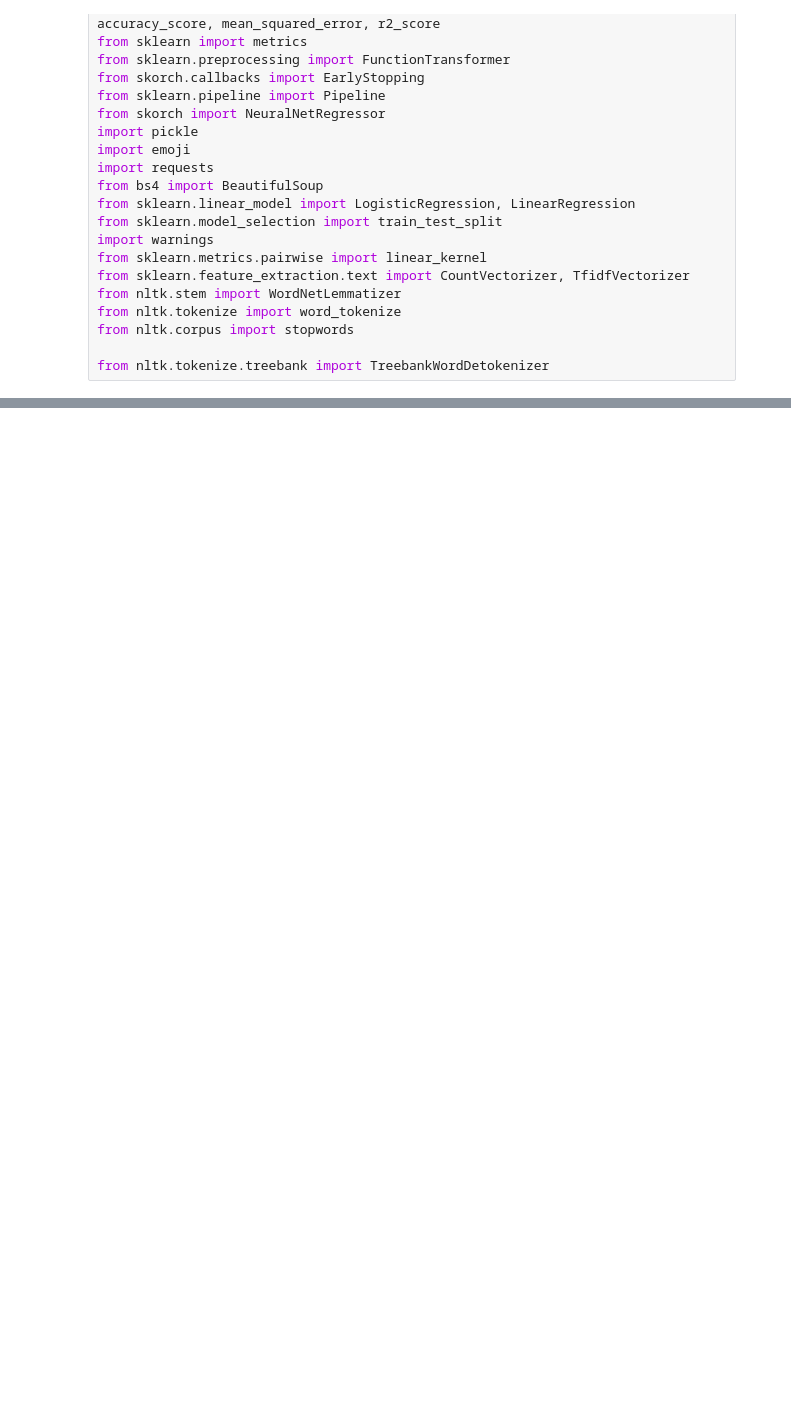
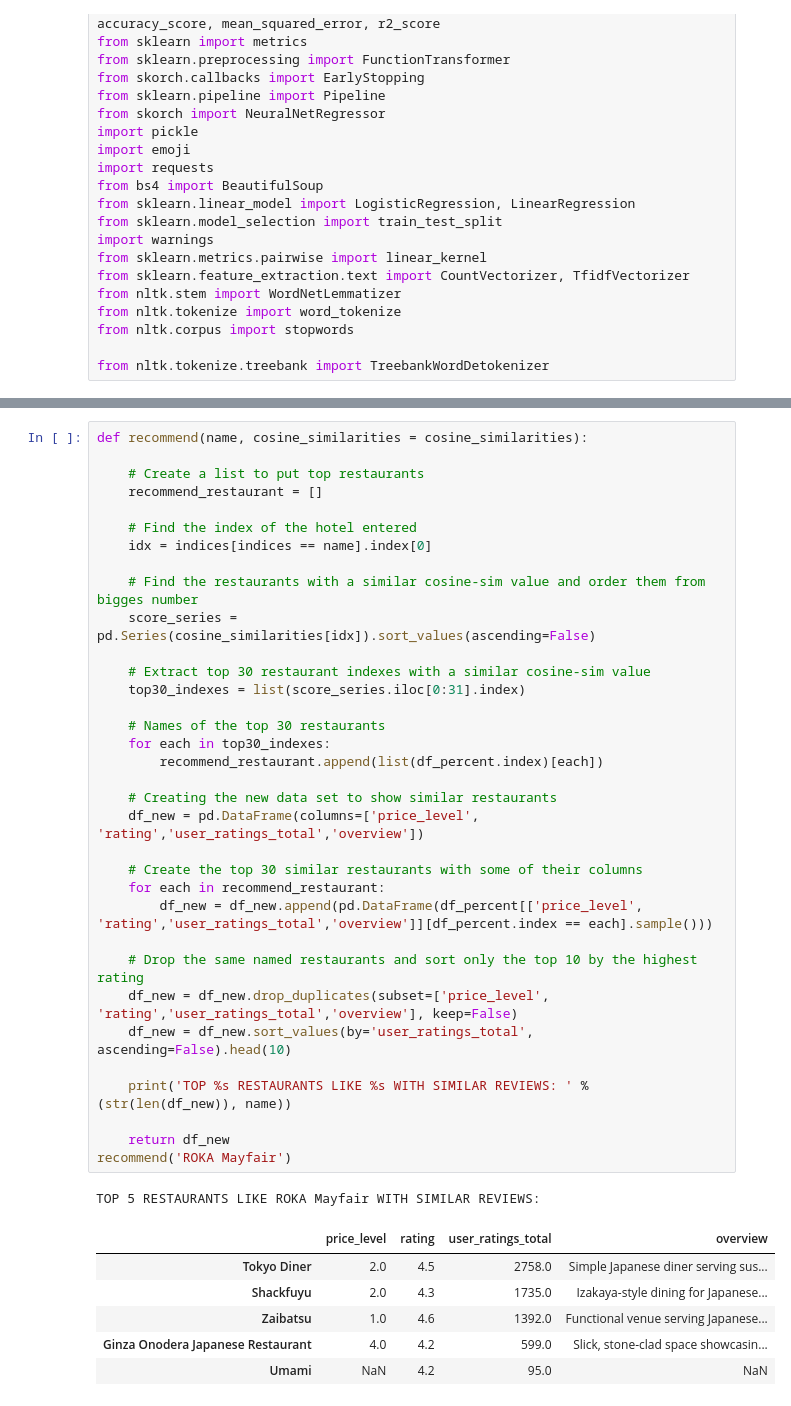
Before and after one commit to nathanindrakumar/Recommender_Food_LDN, a Jupyter notebook: Recommender_NLP.ipynb, the cells around one changed output, grey strips where cells are left out. Drawn from its saved outputs; the diff is of its cells as text; blank space fills up the shorter version.

```diff
--- a/Recommender_NLP.ipynb
+++ b/Recommender_NLP.ipynb
@@ -92,0 +155,42 @@ ValueError: the first two maketrans arguments must have equal length
+# %%
+def recommend(name, cosine_similarities = cosine_similarities):
+
+    # Create a list to put top restaurants
+    recommend_restaurant = []
+
+    # Find the index of the hotel entered
+    idx = indices[indices == name].index[0]
+
+    # Find the restaurants with a similar cosine-sim value and order them from bigges number
+    score_series = pd.Series(cosine_similarities[idx]).sort_values(ascending=False)
+
+    # Extract top 30 restaurant indexes with a similar cosine-sim value
+    top30_indexes = list(score_series.iloc[0:31].index)
+
+    # Names of the top 30 restaurants
+    for each in top30_indexes:
+        recommend_restaurant.append(list(df_percent.index)[each])
+
+    # Creating the new data set to show similar restaurants
+    df_new = pd.DataFrame(columns=['price_level', 'rating','user_ratings_total','overview'])
+
+    # Create the top 30 similar restaurants with some of their columns
+    for each in recommend_restaurant:
+        df_new = df_new.append(pd.DataFrame(df_percent[['price_level', 'rating','user_ratings_total','overview']][df_percent.index == each].sample()))
+
+    # Drop the same named restaurants and sort only the top 10 by the highest rating
+    df_new = df_new.drop_duplicates(subset=['price_level', 'rating','user_ratings_total','overview'], keep=False)
+    df_new = df_new.sort_values(by='user_ratings_total', ascending=False).head(10)
+
+    print('TOP %s RESTAURANTS LIKE %s WITH SIMILAR REVIEWS: ' % (str(len(df_new)), name))
+
+    return df_new
+recommend('ROKA Mayfair')
+# %% [output]
+TOP 5 RESTAURANTS LIKE ROKA Mayfair WITH SIMILAR REVIEWS:
+|  | price_level | rating | user_ratings_total | overview |
+| Tokyo Diner | 2.0 | 4.5 | 2758.0 | Simple Japanese diner serving sus... |
+| Shackfuyu | 2.0 | 4.3 | 1735.0 | Izakaya-style dining for Japanese... |
+| Zaibatsu | 1.0 | 4.6 | 1392.0 | Functional venue serving Japanese... |
+| Ginza Onodera Japanese Restaurant | 4.0 | 4.2 | 599.0 | Slick, stone-clad space showcasin... |
+| Umami | NaN | 4.2 | 95.0 | NaN |
```
Also changed, not shown: parts of 8 cells of this notebook, 2 other files.
